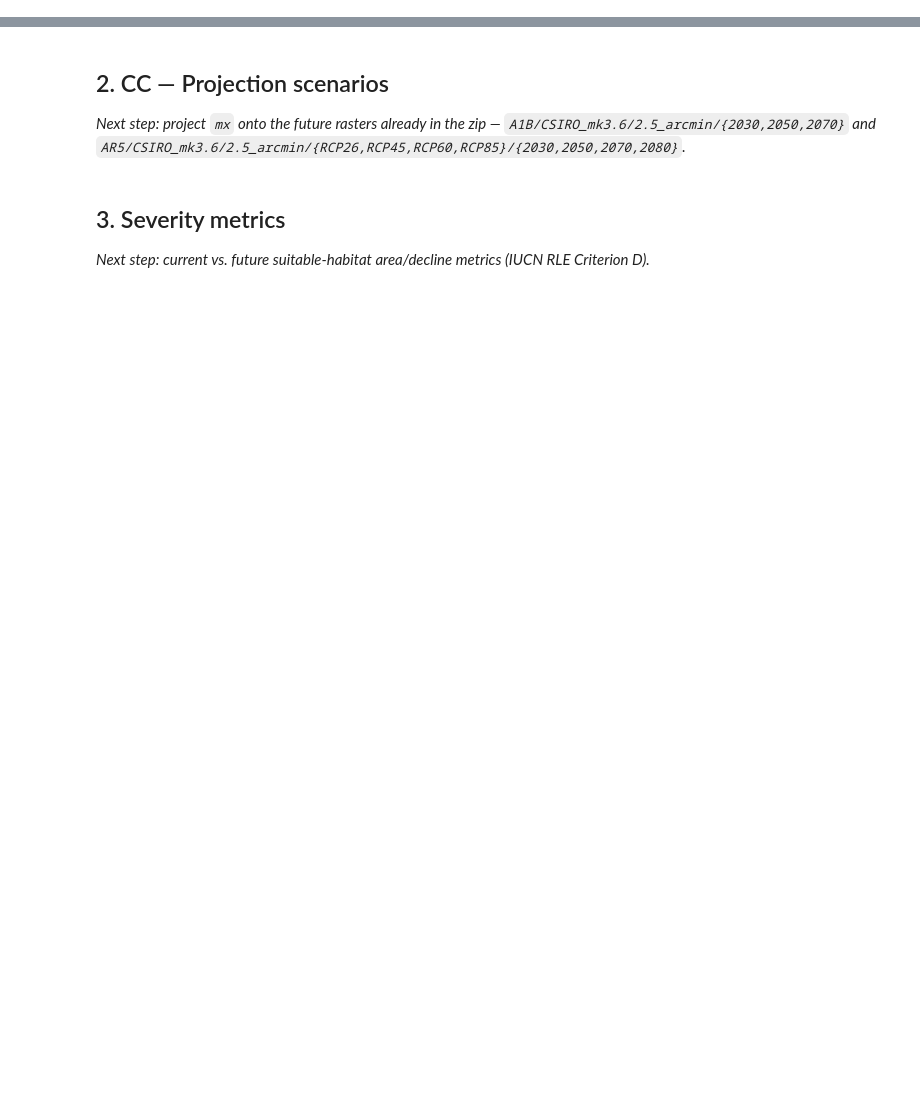
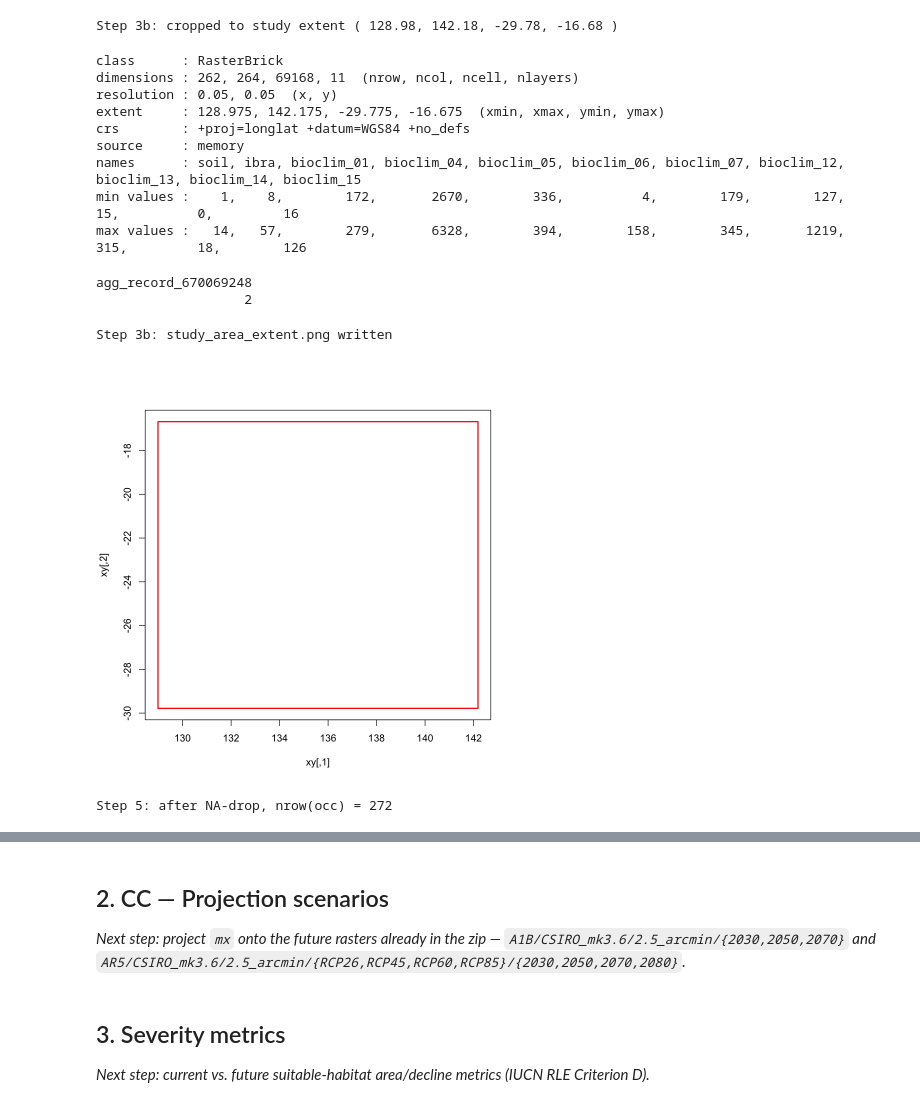
Before and after one commit to Ecosystem-Indicators-Workflows/workflow_example_Gidgee, a Jupyter notebook: workflow.ipynb, the cells around one changed output, grey strips where cells are left out. Cells and saved outputs as stored; diff of their text form; code cells hidden in the pictures; blank space fills up the shorter version.

```diff
--- a/workflow.ipynb
+++ b/workflow.ipynb
@@ -78,42 +100,65 @@ cat("Step 3: predictor stack built, preview PNGs written to", preview_dir, "\n")
 # %%
-# --- Step 3b: study area extent -----------------------------------------------
+# --- Step 3b: study area extent ------------------------------------------------
 # Official study area = union of these 13 IBRA7 subregions:
 ibra7_regions <- c(
   BRT = "Burt Plain",              MGD = "Mitchell Grass Downs",
   CHC = "Channel Country",         MII = "Mount Isa Inlier",
   DEU = "Desert Uplands",          MUL = "Mulga Lands",
   DMR = "Davenport Murchison Ranges", SSD = "Simpson Strzelecki Dunefields",
   FIN = "Finke",                   STP = "Stony Plains",
   GSD = "Great Sandy Desert",      TAN = "Tanami",
   MAC = "MacDonnell Ranges"
 )
 # NOTE: ibra.asc holds 87 arbitrary integer codes with no legend/attribute
 # table in this data package, so the exact codes for these 13 regions can't
-# be recovered from the raster alone. Using a buffered bounding box around
-# the occurrence records as a practical stand-in study extent until the
-# actual IBRA7 polygons (with REG_CODE_7) are available to crop by name.
+# be recovered from the raster alone (see chat). Using a buffered bounding
+# box around the occurrence records as a practical stand-in study extent
+# until the actual IBRA7 polygons (with REG_CODE_7) are available to crop by
+# name properly.
 buffer_deg <- 2   # ~200 km padding around the occurrence records
 
 study_extent <- extent(
   min(occ$Longitude) - buffer_deg, max(occ$Longitude) + buffer_deg,
   min(occ$Latitude)  - buffer_deg, max(occ$Latitude)  + buffer_deg
 )
 
 raster_stack <- crop(raster_stack, study_extent)
 cat("Step 3b: cropped to study extent (", paste(round(as.vector(study_extent), 2), collapse = ", "), ")\n")
 raster_stack
 
 png(file.path(preview_dir, "study_area_extent.png"), width = 1200, height = 1000, res = 150)
 maps::map("world", regions = "Australia", col = "grey85", fill = TRUE, border = "grey50",
           xlim = c(study_extent@xmin - 3, study_extent@xmax + 3),
           ylim = c(study_extent@ymin - 3, study_extent@ymax + 3))
 plot(study_extent, add = TRUE, col = "red", lwd = 2)
 points(occ$Longitude, occ$Latitude, pch = 20, col = adjustcolor("darkgreen", 0.5), cex = 0.6)
-title("Study area extent vs. occurrence records\n(bbox proxy for the 13 IBRA7 regions - see note above)")
+title("Study area extent vs. occurrence records\n(bbox proxy for the 13 IBRA7 regions - see note in script)")
 dev.off()
 cat("Step 3b: study_area_extent.png written\n")
+plot(study_extent, col = "red", lwd = 2)
+# %% [output]
+Step 3b: cropped to study extent ( 128.98, 142.18, -29.78, -16.68 )
+class      : RasterBrick
+dimensions : 262, 264, 69168, 11  (nrow, ncol, ncell, nlayers)
+resolution : 0.05, 0.05  (x, y)
+extent     : 128.975, 142.175, -29.775, -16.675  (xmin, xmax, ymin, ymax)
+crs        : +proj=longlat +datum=WGS84 +no_defs
+source     : memory
+names      : soil, ibra, bioclim_01, bioclim_04, bioclim_05, bioclim_06, bioclim_07, bioclim_12, bioclim_13, bioclim_14, bioclim_15
+min values :    1,    8,        172,       2670,        336,          4,        179,        127,         15,          0,         16
+max values :   14,   57,        279,       6328,        394,        158,        345,       1219,        315,         18,        126
+agg_record_670069248
+                   2
+Step 3b: study_area_extent.png written
+[figure, added]
 # %%
 # --- Step 4: ibra and soil are region/class codes -> treat as categorical ----
 raster_stack$ibra <- as.factor(raster_stack$ibra)
 raster_stack$soil <- as.factor(raster_stack$soil)
-raster_stack
+
+# --- Step 5: drop occurrence points that fall outside the raster / on NA cells ---
+occ_vals <- raster::extract(raster_stack[[1]], occ)
+occ <- occ[!is.na(occ_vals), ]
+cat("Step 5: after NA-drop, nrow(occ) =", nrow(occ), "\n")
+# %% [output]
+Step 5: after NA-drop, nrow(occ) = 272
```
Also changed, not shown: parts of 12 cells of this notebook, 1 other file.
